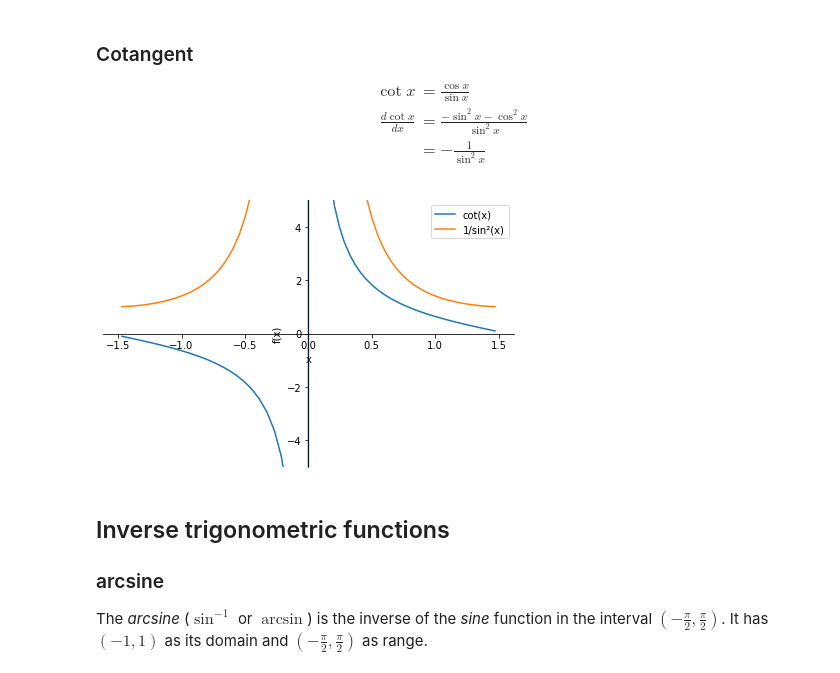
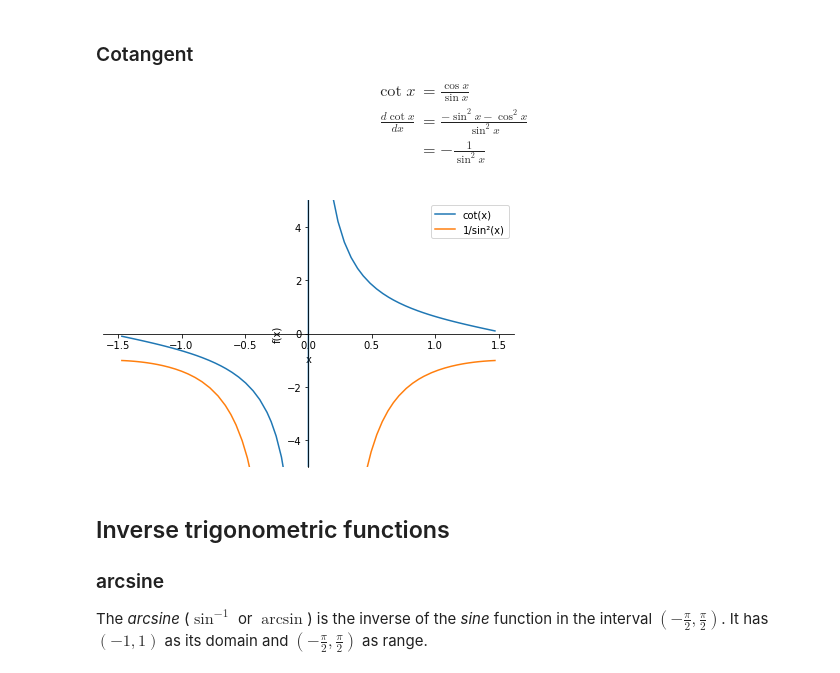
Before and after one commit to gerhardJaeger/mathML_24_25, a Jupyter notebook: session20/Notebook20.ipynb, the cells around one changed output. Drawn from its saved outputs; the diff is of its cells as text; code cells hidden in the pictures.

```diff
--- a/session20/Notebook20.ipynb
+++ b/session20/Notebook20.ipynb
@@ -338,26 +338,26 @@ $$
 # %%
 import sympy as sp
 
 # Define the variable
 x = sp.symbols('x')
 
 # Define sine and cosine functions
 f = sp.cot(x)
-df = 1/sp.sin(x)**2
+df = -1/sp.sin(x)**2
 
 # Plot using SymPy's plot function
 p = sp.plot(
     f, df,
     (x, -sp.pi/2+0.1, sp.pi/2-0.1),
     legend=True,
     ylim=(-5, 5),
     show=False,  # To customize further
 )
 p[0].label = "cot(x)"
 p[1].label = "1/sin²(x)"
 p.show()
 # %% [output]
-[figure, old version]
+[figure, new version]
 # %% [markdown]
 ## Inverse trigonometric functions
 
```
Also changed, not shown: parts of 2 cells of this notebook, 1 other file.
